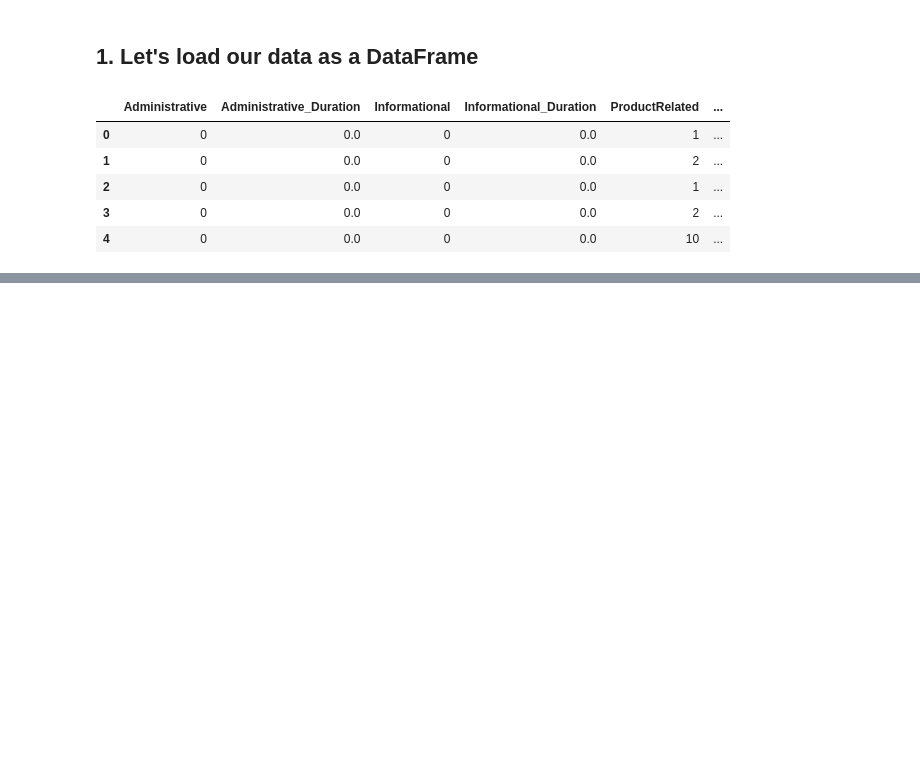
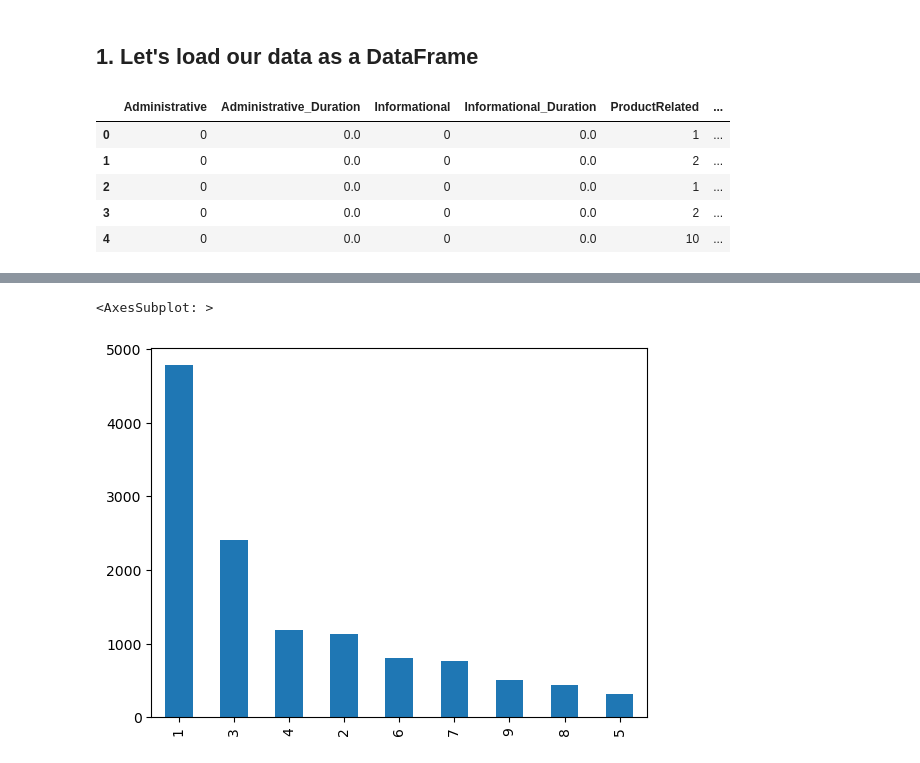
Before and after one commit to nicogkz/DS_Demo, a Jupyter notebook: 0_DataWrangling_and_Explo/1_DataExplo/1_Online_purchasing_intention/online_purchasing_intention.ipynb, the cells around one changed output, grey strips where cells are left out. Saved outputs shown, nothing was run; the diff lists cells and outputs as text; code cells hidden in the pictures; blank space fills up the shorter version.

```diff
--- a/0_DataWrangling_and_Explo/1_DataExplo/1_Online_purchasing_intention/online_purchasing_intention.ipynb
+++ b/0_DataWrangling_and_Explo/1_DataExplo/1_Online_purchasing_intention/online_purchasing_intention.ipynb
@@ -40,0 +58,3 @@ dtype: object
+# %%
+categorical_columns = ["OperatingSystems","Browser","Region","TrafficType","Month","VisitorType","Weekend","Revenue"]
+df[categorical_columns] = df[categorical_columns].astype('category')
@@ -40,0 +103,5 @@ dtype: object
+# %%
+df["Region"].value_counts().plot(kind="bar")
+# %% [output]
+<AxesSubplot: >
+[figure, added]
```
Also changed, not shown: parts of 21 cells of this notebook.
